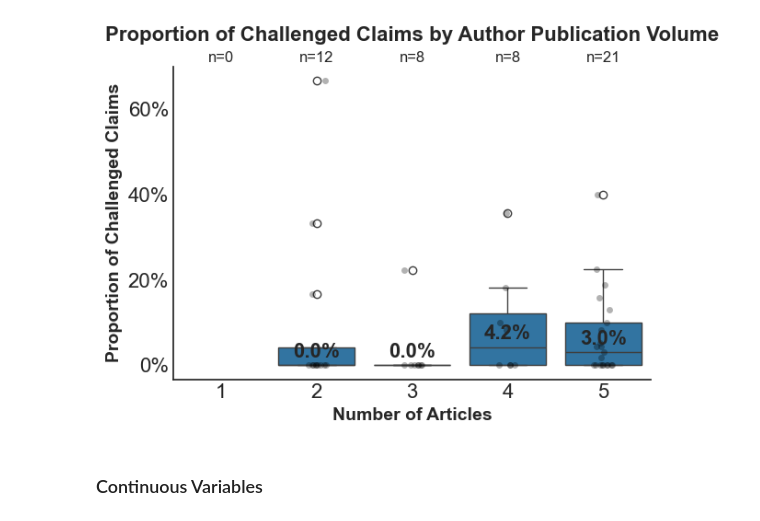
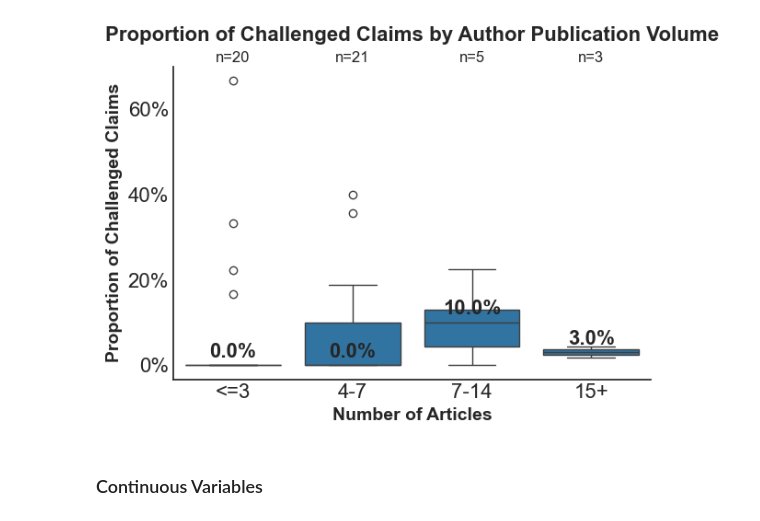
Before and after one commit to jcblemai/drosophila-reproducibility, a Jupyter notebook: analysis_authors_last.ipynb, the cells around one changed output. Drawn from its saved outputs; the diff is of its cells as text; code cells hidden in the pictures.

```diff
--- a/analysis_authors_last.ipynb
+++ b/analysis_authors_last.ipynb
@@ -44,5 +58,6 @@ df = df.sort_values(by="Challenged_prop", ascending=False).reset_index(drop=True
 # %%
-print(len(df))
-df = df[(df["Major claims"] >= 6) & (df["Articles"] >= 2)]
-print(len(df))
+print(len(author_metrics))
+author_metrics = author_metrics[(author_metrics["Major claims"] >= 6) & (author_metrics["Articles"] >= 2)]
+# TODO update all with this ?
+print(len(author_metrics))
 # %% [output]
@@ -147,0 +241,2 @@ Index(['Female', 'Male'], dtype='object', name='Sex')
+# %%
+to_plot = author_metrics.copy()
@@ -148,44 +263,45 @@ Index(['Female', 'Male'], dtype='object', name='Sex')
 # %%
 
 # Create article count bins
-article_bins = [.5, 1.5, 2.5, 3.5, 4.5,  float('inf')]
-bin_labels =     ['1', '2', '3', '4', '5']
+article_bins = [.5, 3.5, 7.5, 14.5,  float('inf')]
+bin_labels =     ['<=3', '4-7', '7-14', '15+']
 to_plot['Article_bin'] = pd.cut(to_plot['Articles'], bins=article_bins, labels=bin_labels)
 
 # Create the boxplot
-ax = sns.boxplot(x='Article_bin', y='Challenged_prop', data=to_plot)
+ax = sns.boxplot(x='Article_bin', y='Challenged prop', data=to_plot)
+#ax = sns.stripplot(x='Article_bin', y='Challenged prop', data=to_plot, alpha=0.3, jitter=True, jitter_size=.95, color='black')
 
 # Add individual data points
-sns.stripplot(x='Article_bin', y='Challenged_prop', data=to_plot,
-              color='black', alpha=0.3, jitter=True)
+#sns.stripplot(x='Article_bin', y='Challenged prop', data=to_plot,
+#              color='black', alpha=0.3, jitter=True)
 
 # Add count annotations below each category
 for i, cat in enumerate(bin_labels):
     count = len(to_plot[to_plot['Article_bin'] == cat])
     ax.text(i, 1.05, f"n={count}", ha='center', va='top', fontsize=12,
             transform=ax.get_xaxis_transform())
 
 # Format the y-axis as percentage
 ax.yaxis.set_major_formatter(plot_info.PercentFormatter(1.0))
 
 # Add labels and title
 plt.xlabel('Number of Articles', fontsize=14, fontweight='bold')
 plt.ylabel('Proportion of Challenged Claims', fontsize=14, fontweight='bold')
 plt.title('Proportion of Challenged Claims by Author Publication Volume',
           fontsize=16, fontweight='bold', pad=20)
 
 # Add median values on top of each box
-medians = to_plot.groupby('Article_bin')['Challenged_prop'].median()
+medians = to_plot.groupby('Article_bin')['Challenged prop'].median()
 for i, m in enumerate(medians):
     ax.text(i, m + 0.01, f"{m:.1%}", ha='center', va='bottom', fontweight='bold')
 
 # Remove top and right spines
 sns.despine()
 
 plt.tight_layout()
-plt.savefig('figures/fig4B-nb_article.png', dpi=300, bbox_inches='tight')
+plt.savefig('figures/fig5C-nb_article_V1.png', dpi=300, bbox_inches='tight')
 # %% [output]
-[figure, old version]
+[figure, new version]
 # %% [markdown]
 ### Continuous Variables
 # %%
```
Also changed, not shown: parts of 17 cells of this notebook, 3 other files.
